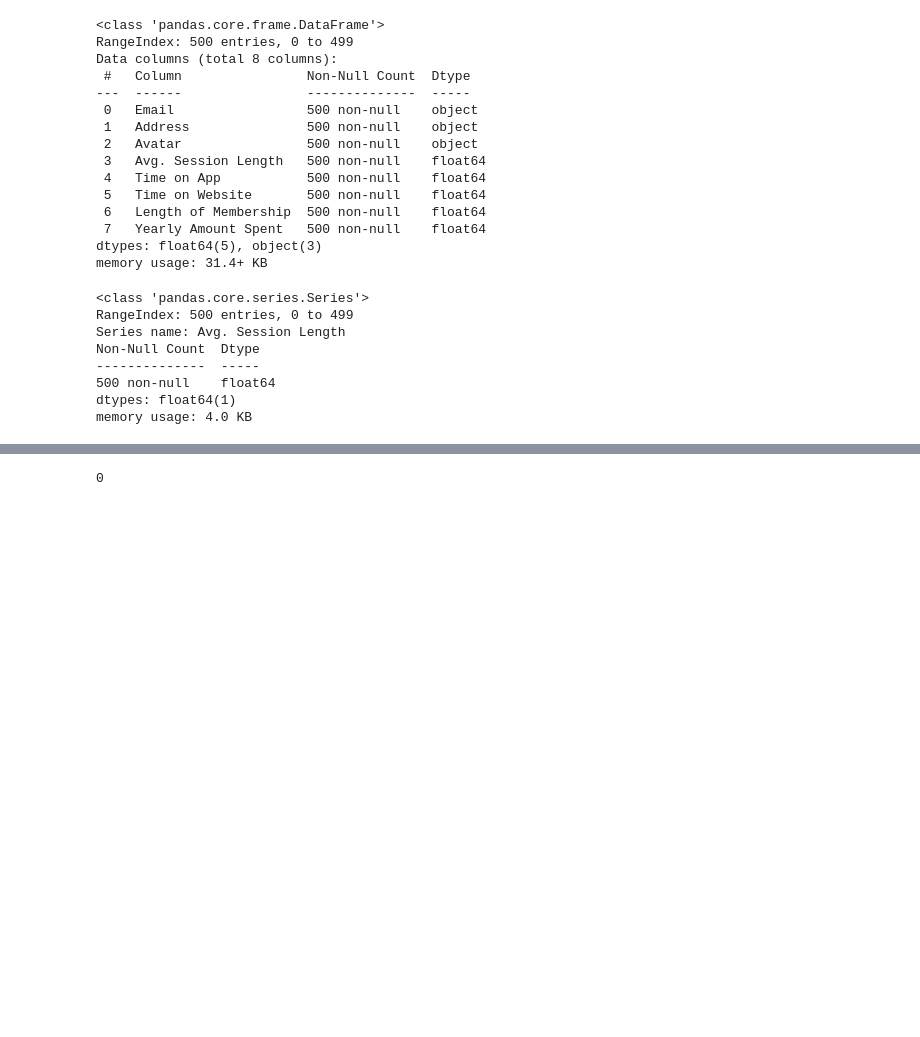
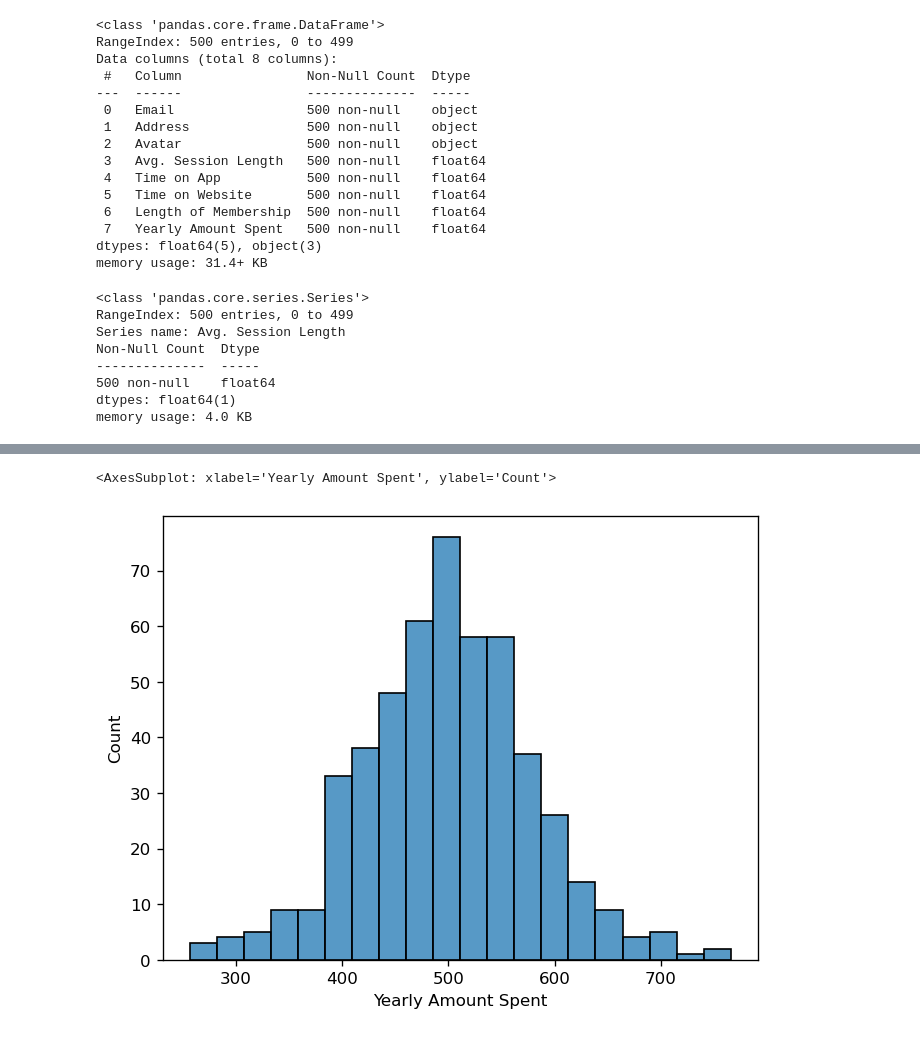
Before and after one commit to cwg7/ecommerce_linear_regression, a Jupyter notebook: ecommerce_linear_regression.ipynb, the cells around one changed output, grey strips where cells are left out. Cells and saved outputs as stored; diff of their text form; code cells hidden in the pictures; blank space fills up the shorter version.

```diff
--- a/ecommerce_linear_regression.ipynb
+++ b/ecommerce_linear_regression.ipynb
@@ -312,6 +280,7 @@ print(slider.value)
-# %%
-# change the slider value
-print(slider.value)
-# %% [output]
-0
+# %%
+plt.figure(dpi = 120)
+sns.histplot(data = data, x = 'Yearly Amount Spent',palette='BuPu')
+# %% [output]
+<AxesSubplot: xlabel='Yearly Amount Spent', ylabel='Count'>
+[figure, added]
 # %%
```
Also changed, not shown: parts of 13 cells of this notebook.
